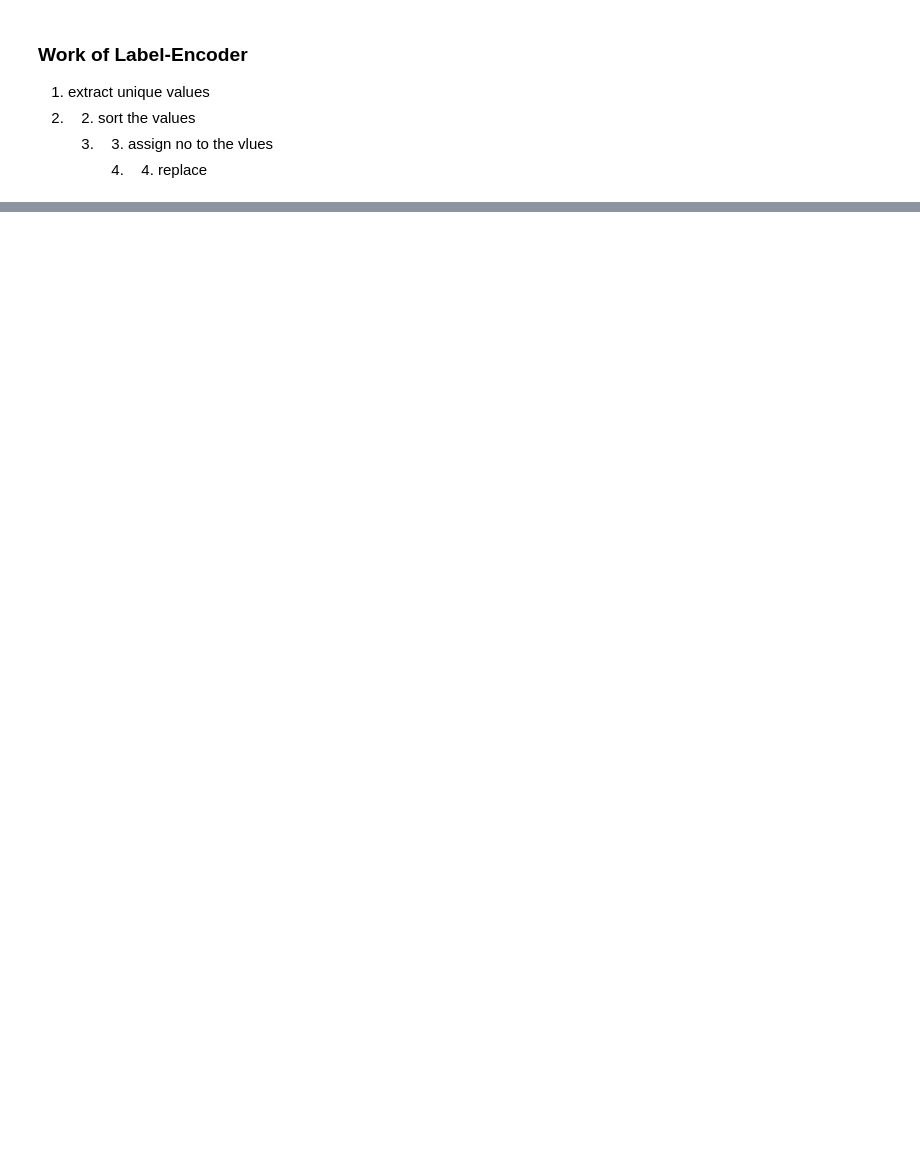
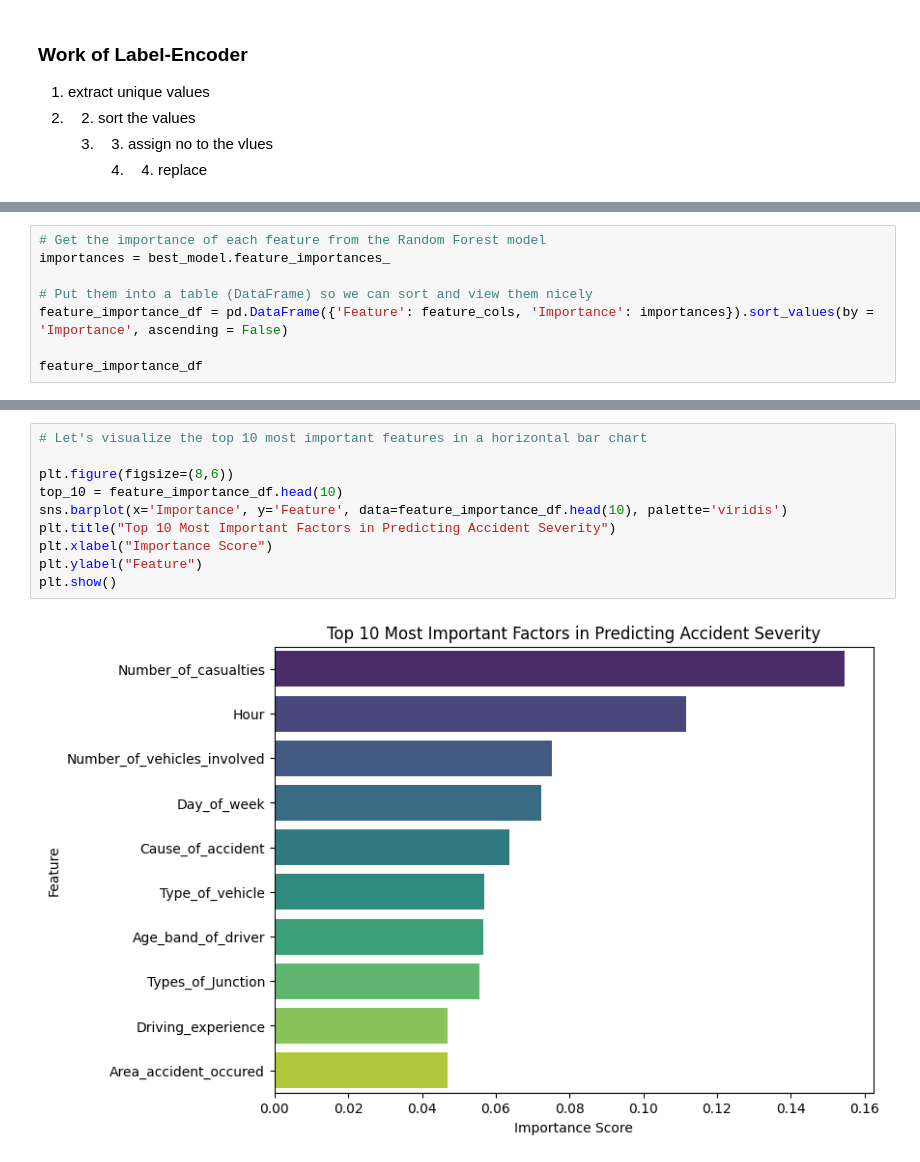
Before and after one commit to VamEmpire/Data-Science-Projects, a Jupyter notebook: 3.Internship_project_3_road_accidents.ipynb, the cells around one changed output, grey strips where cells are left out. Saved outputs shown, nothing was run; the diff lists cells and outputs as text; blank space fills up the shorter version.

```diff
--- a/3.Internship_project_3_road_accidents.ipynb
+++ b/3.Internship_project_3_road_accidents.ipynb
@@ -296,0 +459,8 @@ plt.show()
+# %%
+# Get the importance of each feature from the Random Forest model
+importances = best_model.feature_importances_
+
+# Put them into a table (DataFrame) so we can sort and view them nicely
+feature_importance_df = pd.DataFrame({'Feature': feature_cols, 'Importance': importances}).sort_values(by = 'Importance', ascending = False)
+
+feature_importance_df
@@ -296,0 +485,12 @@ plt.show()
+# %%
+# Let's visualize the top 10 most important features in a horizontal bar chart
+
+plt.figure(figsize=(8,6))
+top_10 = feature_importance_df.head(10)
+sns.barplot(x='Importance', y='Feature', data=feature_importance_df.head(10), palette='viridis')
+plt.title("Top 10 Most Important Factors in Predicting Accident Severity")
+plt.xlabel("Importance Score")
+plt.ylabel("Feature")
+plt.show()
+# %% [output]
+[figure, added]
```
Also changed, not shown: parts of 30 cells of this notebook, 2 other files.
